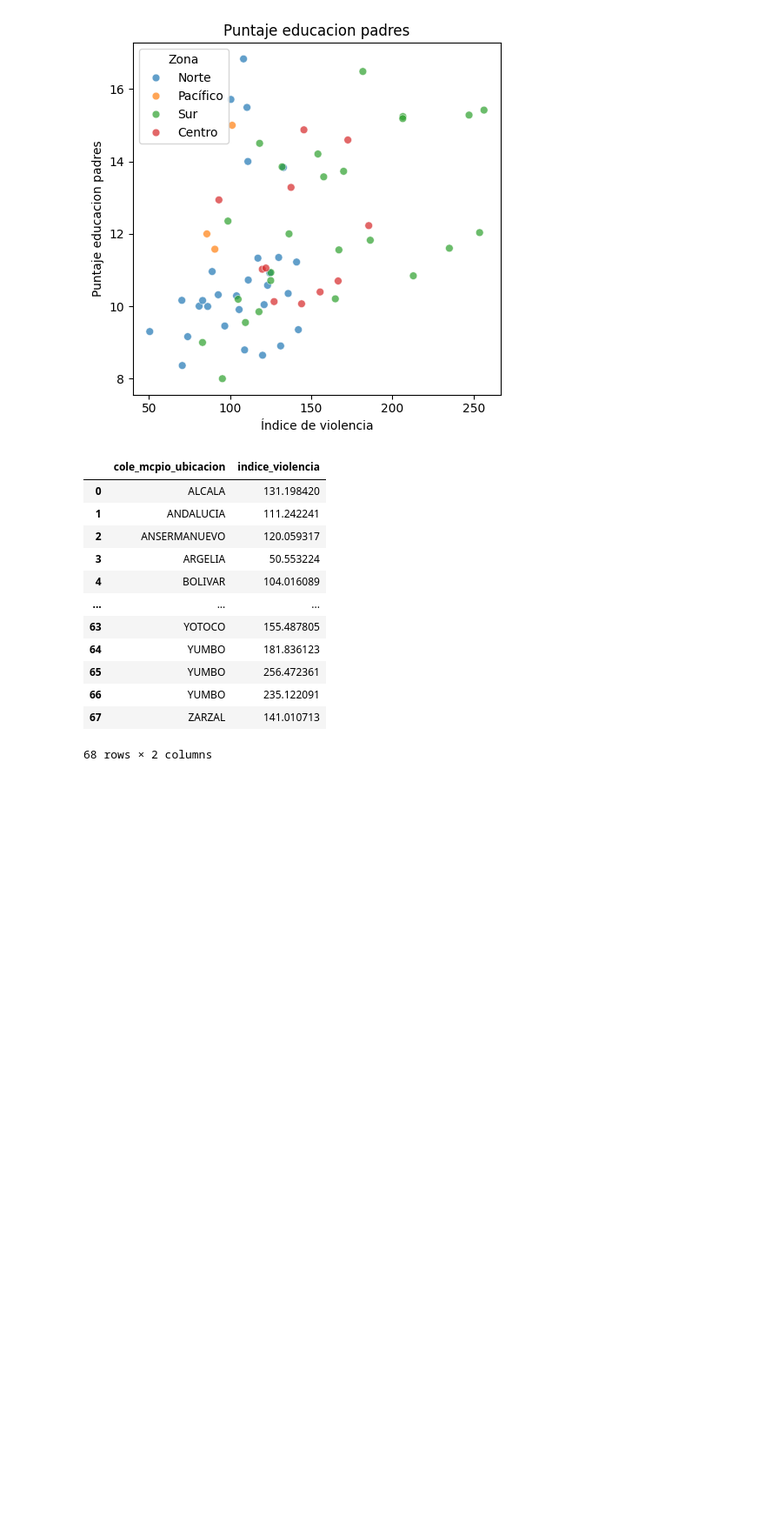
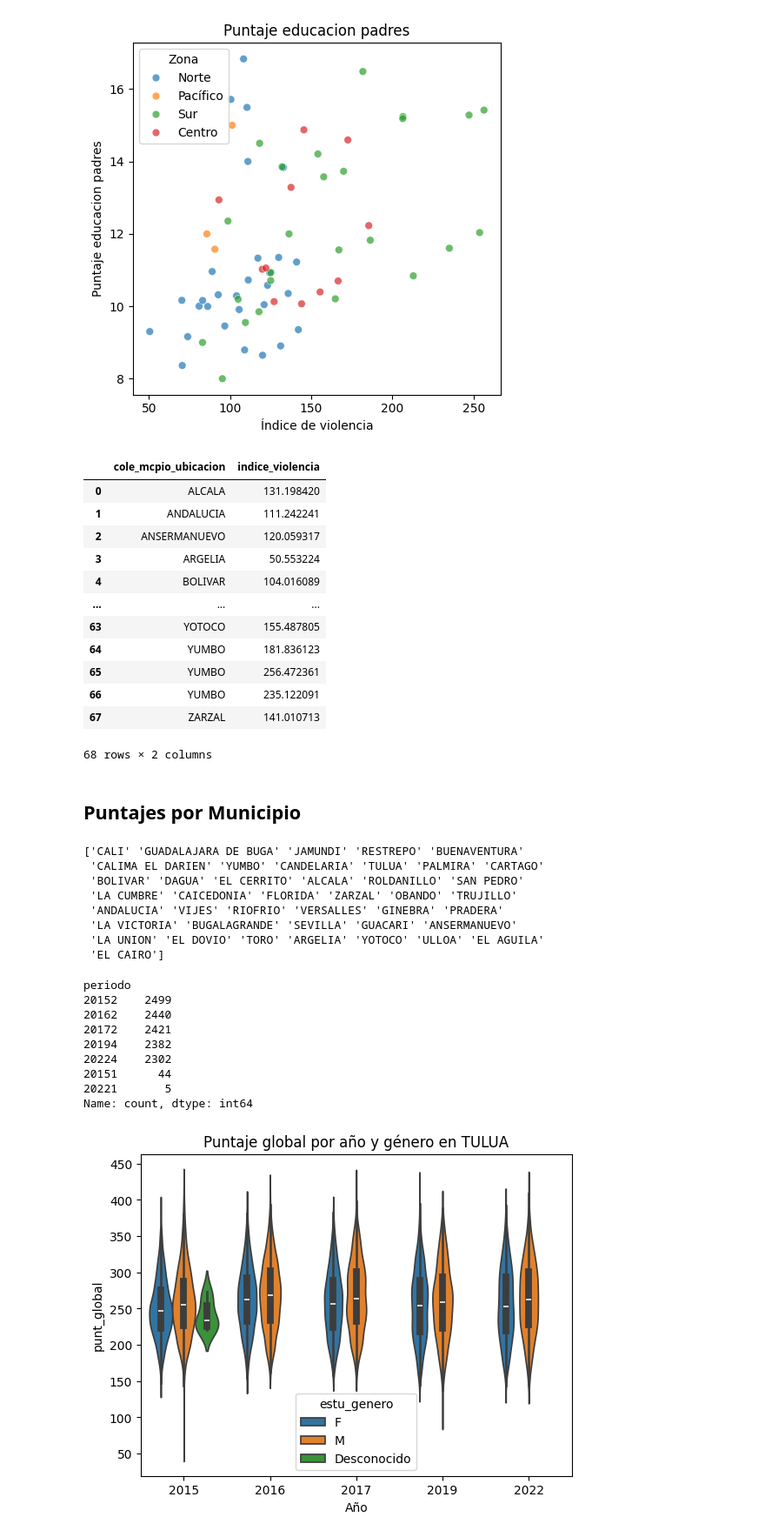
Before and after one commit to juancamilogoomezz/Proyecto-1, a Jupyter notebook: Notebook Consultas Violencia.ipynb, the cells around one changed output. Shown at 87% size. Cells and saved outputs as stored; diff of their text form; code cells hidden in the pictures; blank space fills up the shorter version.

```diff
--- a/Notebook Consultas Violencia.ipynb
+++ b/Notebook Consultas Violencia.ipynb
@@ -1582,3 +1599,34 @@ munivio_agg[["cole_mcpio_ubicacion","indice_violencia"]]
 | 66 | YUMBO | 235.122091 |
 | 67 | ZARZAL | 141.010713 |
 68 rows × 2 columns
+# %% [markdown]
+## Puntajes por Municipio
+# %%
+print(df["cole_mcpio_ubicacion"].unique())
+municipio="TULUA"
+
+graf_muni=df[df["cole_mcpio_ubicacion"]==municipio]
+sns.violinplot(data=graf_muni, x="año", y="punt_global", hue="estu_genero",order=sorted(graf_muni["año"].unique()))
+plt.title(f"Puntaje global por año y género en {municipio}")
+plt.xlabel("Año")
+
+graf_muni["periodo"].value_counts()
+# %% [output]
+['CALI' 'GUADALAJARA DE BUGA' 'JAMUNDI' 'RESTREPO' 'BUENAVENTURA'
+ 'CALIMA EL DARIEN' 'YUMBO' 'CANDELARIA' 'TULUA' 'PALMIRA' 'CARTAGO'
+ 'BOLIVAR' 'DAGUA' 'EL CERRITO' 'ALCALA' 'ROLDANILLO' 'SAN PEDRO'
+ 'LA CUMBRE' 'CAICEDONIA' 'FLORIDA' 'ZARZAL' 'OBANDO' 'TRUJILLO'
+ 'ANDALUCIA' 'VIJES' 'RIOFRIO' 'VERSALLES' 'GINEBRA' 'PRADERA'
+ 'LA VICTORIA' 'BUGALAGRANDE' 'SEVILLA' 'GUACARI' 'ANSERMANUEVO'
+ 'LA UNION' 'EL DOVIO' 'TORO' 'ARGELIA' 'YOTOCO' 'ULLOA' 'EL AGUILA'
+ 'EL CAIRO']
+periodo
+20152    2499
+20162    2440
+20172    2421
+20194    2382
+20224    2302
+20151      44
+20221       5
+Name: count, dtype: int64
+[figure, added]
```
Also changed, not shown: parts of 3 cells of this notebook, 2 other files.
